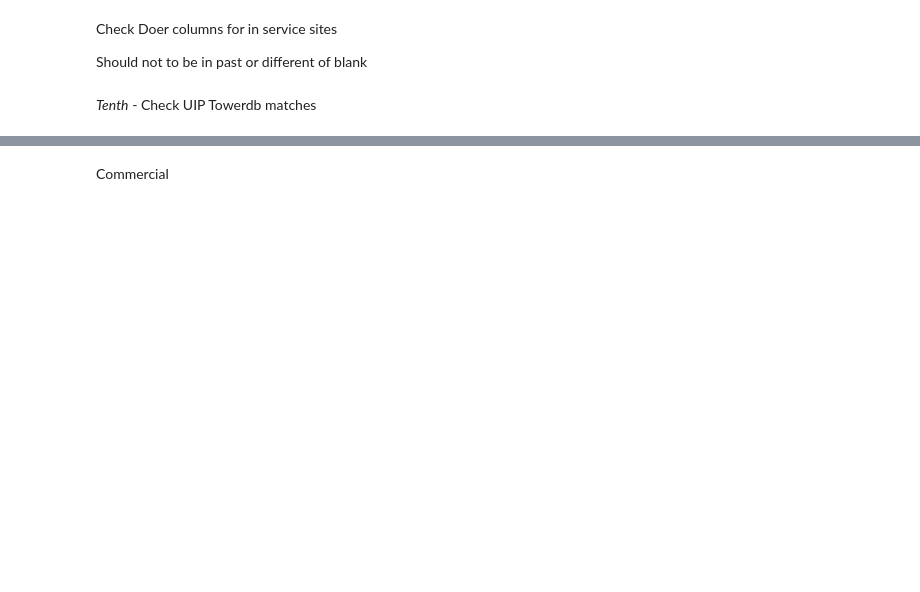
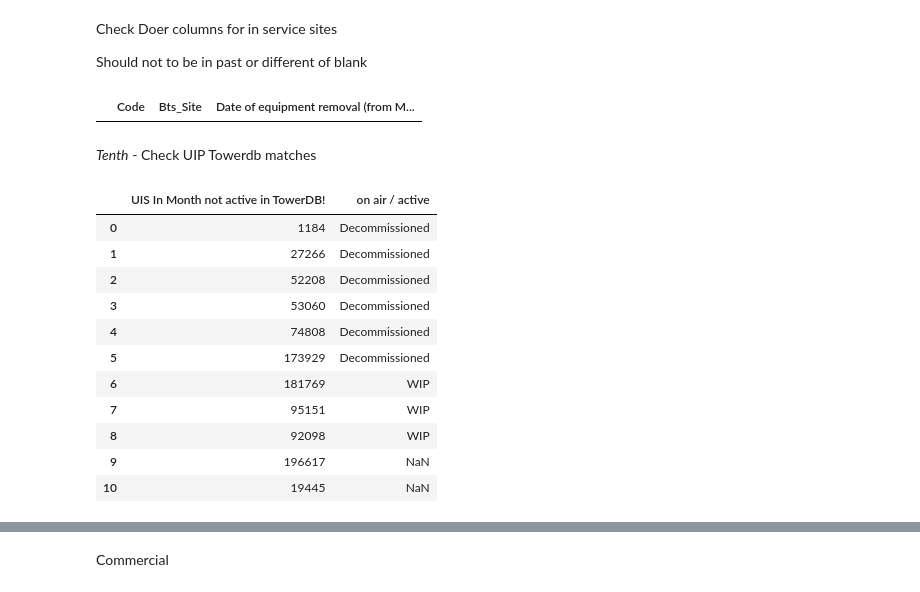
Before and after one commit to emerenan/xlsx_validation, a Jupyter notebook: es_validation.ipynb, the cells around one changed output, grey strips where cells are left out. Cells and saved outputs as stored; diff of their text form; code cells hidden in the pictures; blank space fills up the shorter version.

```diff
--- a/es_validation.ipynb
+++ b/es_validation.ipynb
@@ -1244,13 +1518,11 @@ Check Doer columns for in service sites
 Should not to be in past or different of blank
 # %%
 #COluna Doer tem valores fora do formato
+actives[tw_doer] = actives[tw_doer].replace('Not removed', '')
 df_doer = check_tw_bill_doer(actives, tw_index, tw_doer, tw_bts, 'Yes', 'doer')
+df_doer
 #No errors
+# %% [output]
+|  | Code | Bts_Site | Date of equipment removal (from M... |
 # %% [markdown]
 *Tenth* - Check UIP Towerdb matches
-# %%
-in_service_uip_sites, decomiss_sites_in_uip, bts_sites_out_uip, critical = check_uip_tw(towerdb,tw_index, tw_status, \
-                                                              tw_decom, tw_bts,tw_critical, \
-                                                              uip, uip_sites, 'gr')
-# in_service_uip_sites sites out UIP Files
-# bts_sites_out_uip BTS sites out UIP FIles
@@ -1256,0 +1592,15 @@ in_service_uip_sites, decomiss_sites_in_uip, bts_sites_out_uip, critical = check
+# %%
+in_service_uip_sites
+# %% [output]
+|  | UIS In Month not active in TowerDB! | on air / active |
+| 0 | 1184 | Decommissioned |
+| 1 | 27266 | Decommissioned |
+| 2 | 52208 | Decommissioned |
+| 3 | 53060 | Decommissioned |
+| 4 | 74808 | Decommissioned |
+| 5 | 173929 | Decommissioned |
+| 6 | 181769 | WIP |
+| 7 | 95151 | WIP |
+| 8 | 92098 | WIP |
+| 9 | 196617 | NaN |
+| 10 | 19445 | NaN |
```
Also changed, not shown: parts of 54 cells of this notebook.
